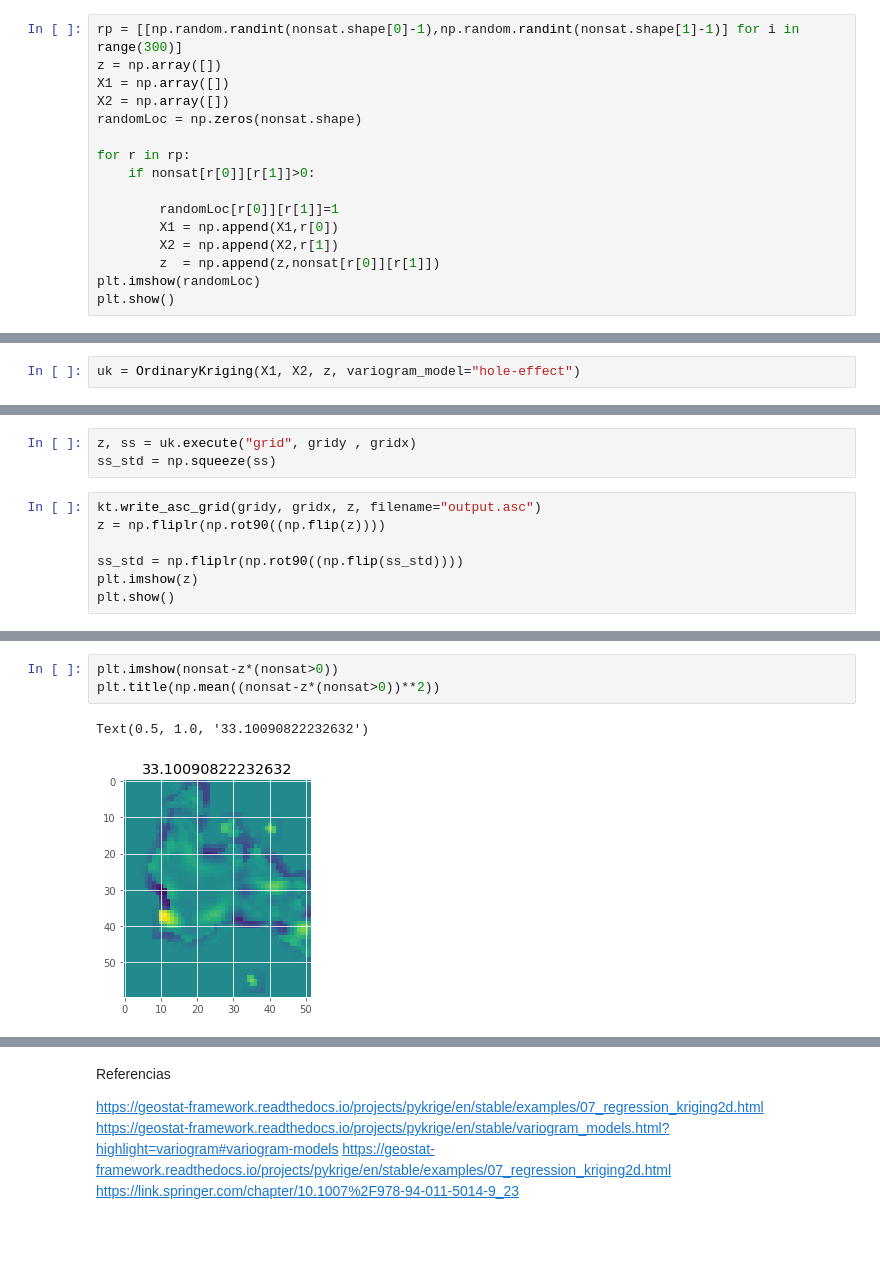
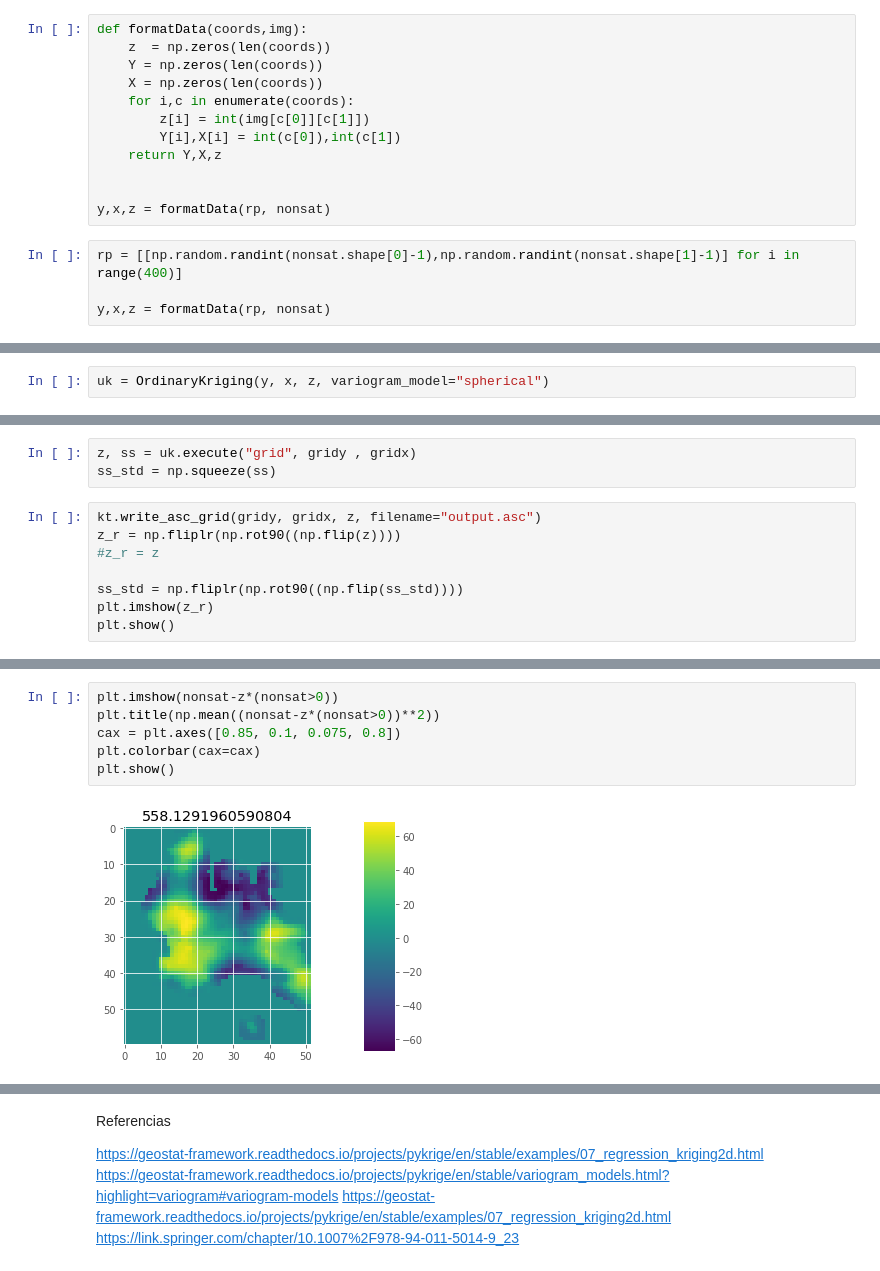
Before and after one commit to rdglpz/optimal_light_sensor_location, a Jupyter notebook: Example Light pollution sensors using Ordinary Krigging.ipynb, the cells around one changed output, grey strips where cells are left out. Drawn from its saved outputs; the diff is of its cells as text; blank space fills up the shorter version.

```diff
--- a/Example Light pollution sensors using Ordinary Krigging.ipynb
+++ b/Example Light pollution sensors using Ordinary Krigging.ipynb
@@ -47,19 +48,19 @@ plt.imshow(nonsat)
 # %% [output]
 <matplotlib.image.AxesImage at 0x...>
 [figure]
+# %%
+def formatData(coords,img):
+    z  = np.zeros(len(coords))
+    Y = np.zeros(len(coords))
+    X = np.zeros(len(coords))
+    for i,c in enumerate(coords):
+        z[i] = int(img[c[0]][c[1]])
+        Y[i],X[i] = int(c[0]),int(c[1])
+    return Y,X,z
+
+
+y,x,z = formatData(rp, nonsat)
 # %%
-rp = [[np.random.randint(nonsat.shape[0]-1),np.random.randint(nonsat.shape[1]-1)] for i in range(300)]
-z = np.array([])
-X1 = np.array([])
-X2 = np.array([])
-randomLoc = np.zeros(nonsat.shape)
+rp = [[np.random.randint(nonsat.shape[0]-1),np.random.randint(nonsat.shape[1]-1)] for i in range(400)]
 
-for r in rp:
-    if nonsat[r[0]][r[1]]>0:
-
-        randomLoc[r[0]][r[1]]=1
-        X1 = np.append(X1,r[0])
-        X2 = np.append(X2,r[1])
-        z  = np.append(z,nonsat[r[0]][r[1]])
-plt.imshow(randomLoc)
-plt.show()
+y,x,z = formatData(rp, nonsat)
@@ -74,5 +67,5 @@ test = ps.get_coords(randomLoc)
 # %%
-uk = OrdinaryKriging(X1, X2, z, variogram_model="hole-effect")
+uk = OrdinaryKriging(y, x, z, variogram_model="spherical")
 # %%
 gridy = np.arange(0.0, nonsat.shape[0], 1)
 gridx = np.arange(0.0, nonsat.shape[1], 1)
@@ -81,9 +74,10 @@ z, ss = uk.execute("grid", gridy , gridx)
 ss_std = np.squeeze(ss)
 # %%
 kt.write_asc_grid(gridy, gridx, z, filename="output.asc")
-z = np.fliplr(np.rot90((np.flip(z))))
+z_r = np.fliplr(np.rot90((np.flip(z))))
+#z_r = z
 
 ss_std = np.fliplr(np.rot90((np.flip(ss_std))))
-plt.imshow(z)
+plt.imshow(z_r)
 plt.show()
 # %% [output]
@@ -116,6 +128,8 @@ Text(0.5, 1.0, '200229.34240482457')
 # %%
 plt.imshow(nonsat-z*(nonsat>0))
 plt.title(np.mean((nonsat-z*(nonsat>0))**2))
+cax = plt.axes([0.85, 0.1, 0.075, 0.8])
+plt.colorbar(cax=cax)
+plt.show()
 # %% [output]
-Text(0.5, 1.0, '33.10090822232632')
-[figure, old version]
+[figure, new version]
```
Also changed, not shown: parts of 18 cells of this notebook, 2 other files.
